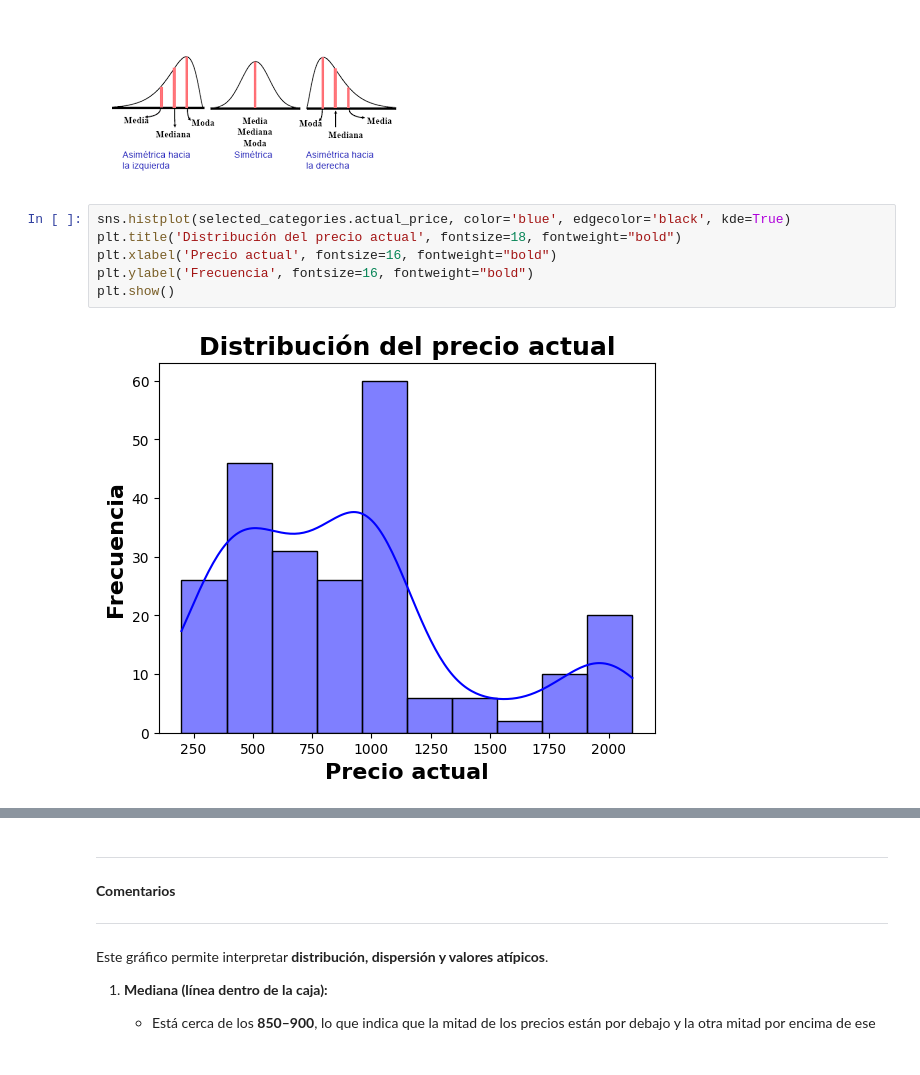
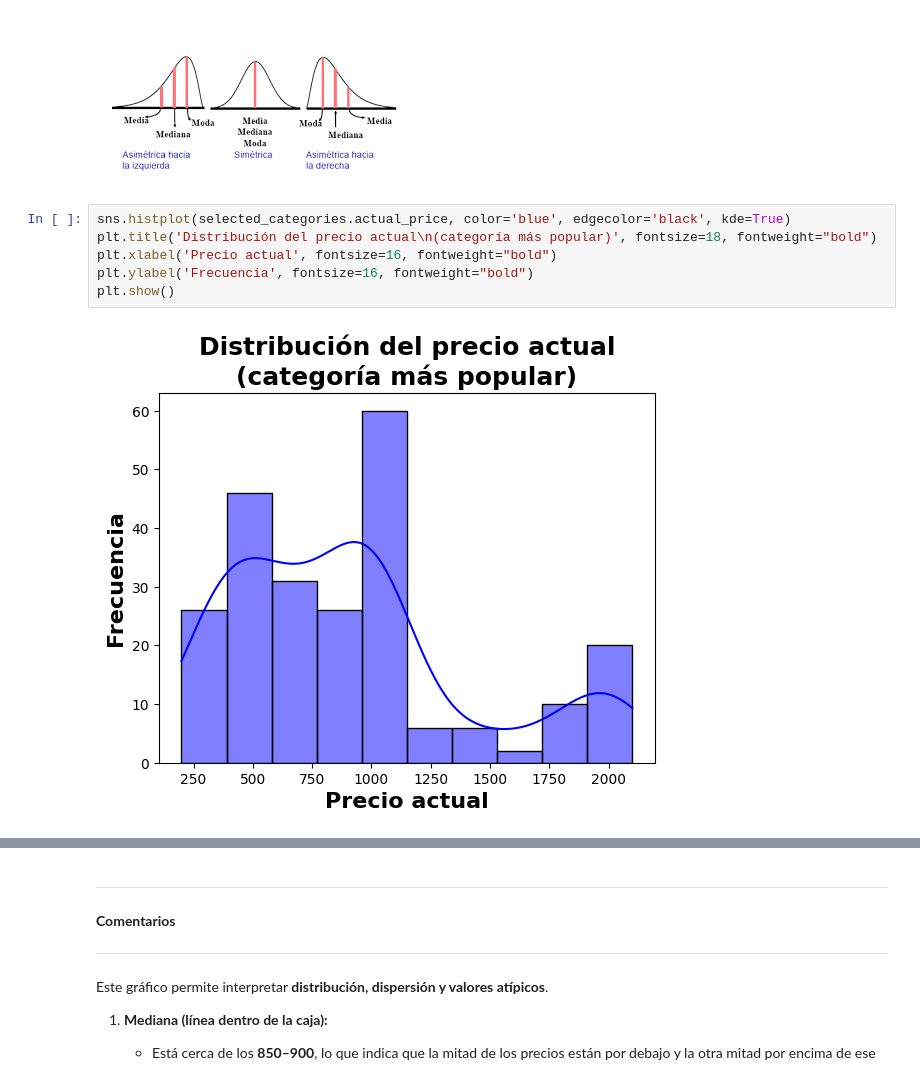
Before and after one commit to JaznaLaProfe/Fundamentos-de-Machine-Learning, a Jupyter notebook: Semana 2/5_FMY0100_EDA_EjemploCompleto.ipynb, the cells around one changed output, grey strips where cells are left out. Drawn from its saved outputs; the diff is of its cells as text.

```diff
--- a/Semana 2/5_FMY0100_EDA_EjemploCompleto.ipynb
+++ b/Semana 2/5_FMY0100_EDA_EjemploCompleto.ipynb
@@ -442,12 +461,12 @@ El orden que se da en la recta real es moda - mediana y media; por lo tanto, exi
 ![](embedded-picture-2)
 # %%
 sns.histplot(selected_categories.actual_price, color='blue', edgecolor='black', kde=True)
-plt.title('Distribución del precio actual', fontsize=18, fontweight="bold")
+plt.title('Distribución del precio actual\n(categoría más popular)', fontsize=18, fontweight="bold")
 plt.xlabel('Precio actual', fontsize=16, fontweight="bold")
 plt.ylabel('Frecuencia', fontsize=16, fontweight="bold")
 plt.show()
 # %% [output]
-[figure, old version]
+[figure, new version]
 # %%
 plt.figure(figsize=(8, 6))
 sns.boxplot(y=selected_categories['actual_price'], color='skyblue')
```
Also changed, not shown: parts of 12 cells of this notebook.
